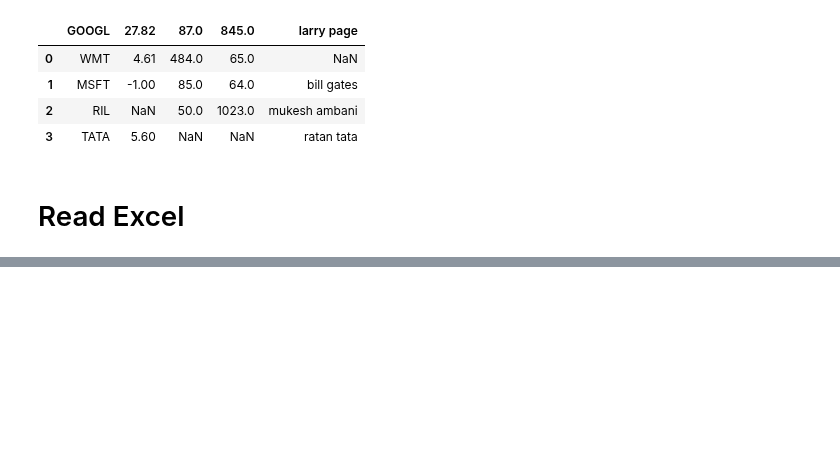
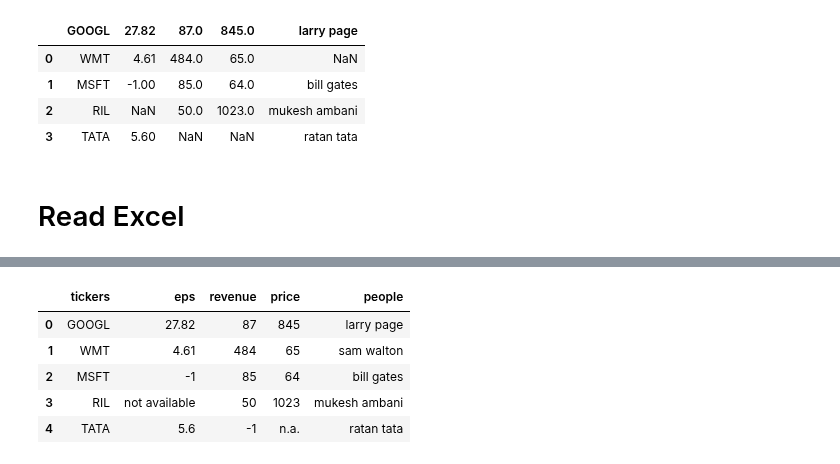
Before and after one commit to ahsanrazi/Python, a Jupyter notebook: CodeBasics/Pandas/Read_write_Excel_CSV.ipynb, the cells around one changed output, grey strips where cells are left out. Saved outputs shown, nothing was run; the diff lists cells and outputs as text; code cells hidden in the pictures; blank space fills up the shorter version.

```diff
--- a/CodeBasics/Pandas/Read_write_Excel_CSV.ipynb
+++ b/CodeBasics/Pandas/Read_write_Excel_CSV.ipynb
@@ -180,0 +252,22 @@ df
+# %%
+# We can replace or convert the values at specific places with another values using converter
+# For this we have to write function
+# Converting Messy data into meaningful data
+
+def convert_people_cell(cell):
+    if cell == "n.a.":
+        return 'sam walton'
+    return cell
+
+
+df = pd.read_excel("Data_Set\\stock_data.xlsx","Sheet1",converters={
+    'people' : convert_people_cell
+})
+df
+# %% [output]
+|  | tickers | eps | revenue | price | people |
+| 0 | GOOGL | 27.82 | 87 | 845 | larry page |
+| 1 | WMT | 4.61 | 484 | 65 | sam walton |
+| 2 | MSFT | -1 | 85 | 64 | bill gates |
+| 3 | RIL | not available | 50 | 1023 | mukesh ambani |
+| 4 | TATA | 5.6 | -1 | n.a. | ratan tata |
```
Also changed, not shown: parts of 18 cells of this notebook, 3 other files.
